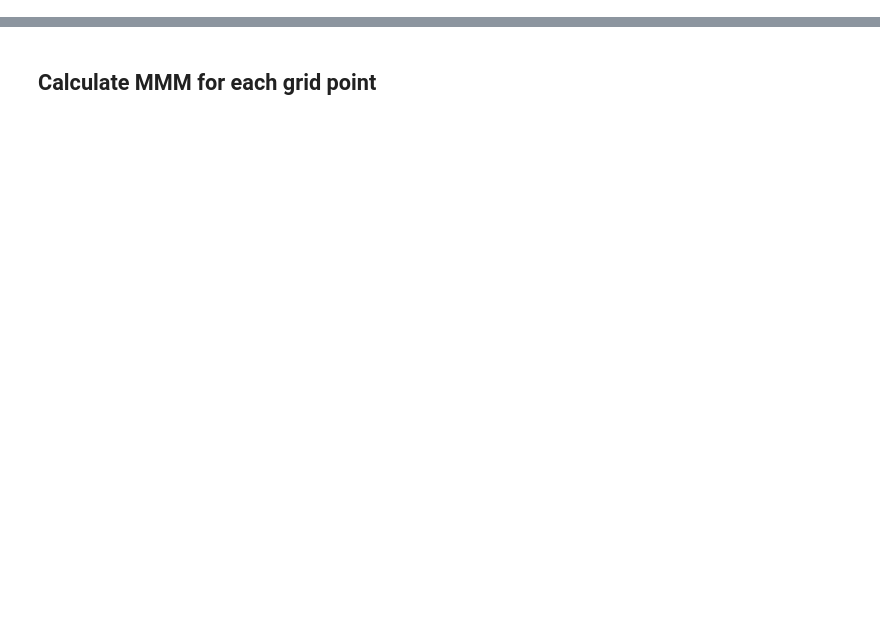
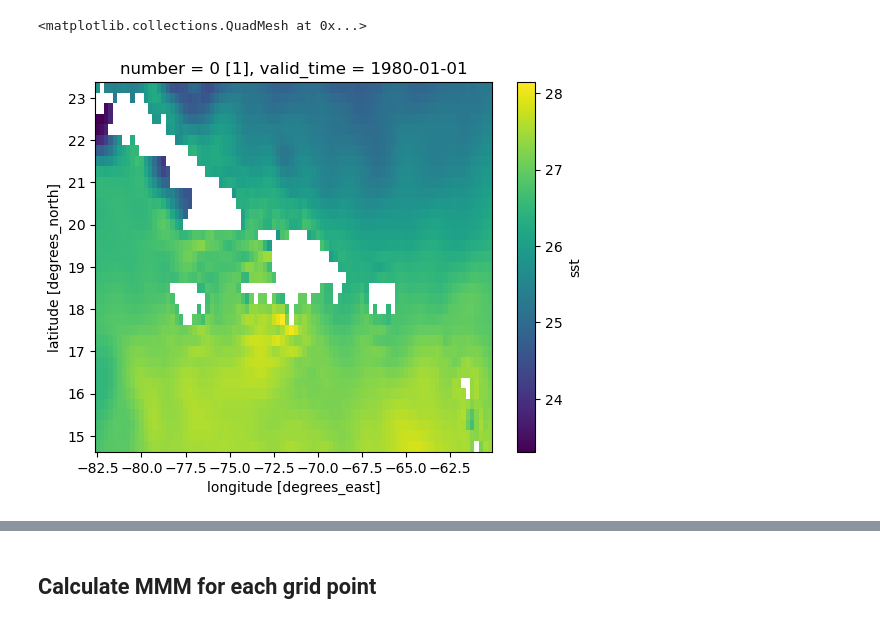
Before and after one commit to kristenkrumhardt/coral_bleaching, a Jupyter notebook: PR_heatwave/PR_xygrid.ipynb, the cells around one changed output, grey strips where cells are left out. Saved outputs shown, nothing was run; the diff lists cells and outputs as text; code cells hidden in the pictures; blank space fills up the shorter version.

```diff
--- a/PR_heatwave/PR_xygrid.ipynb
+++ b/PR_heatwave/PR_xygrid.ipynb
@@ -20,22 +32,30 @@ ds['sst'] = ds['sst'] - 273.15
 # %%
 # Create meshgrid of lats and lons
+#lon2d, lat2d = np.meshgrid(lons, lats)
+
+# Bounding box
+lat_min, lat_max = 15., 21.
+lon_min, lon_max = -69., -63.
+
+# # Create bounding box mask as xarray.DataArray
+# mask = ((ds.latitude > lat_min) & (ds.latitude < lat_max)) & \
+#        ((ds.longitude > lon_min) & (ds.longitude < lon_max))
+
+# Broadcast 1D mask to 2D
+#mask_2d = mask.broadcast_like(ds['sst'].isel(valid_time=0))
+
+# Apply spatial mask
+ds = ds.isel(latitude=slice(167,202),longitude=slice(70,160))
 lats = ds.latitude
 lons = ds.longitude
-lon2d, lat2d = np.meshgrid(lons, lats)
-
-# Bounding box
-lat_min, lat_max = 15, 21
-lon_min, lon_max = -69, -63
-
-# Create bounding box mask as xarray.DataArray
-mask = ((ds.latitude > lat_min) & (ds.latitude < lat_max)) & \
-       ((ds.longitude > lon_min) & (ds.longitude < lon_max))
-
-# Broadcast 1D mask to 2D
-mask_2d = mask.broadcast_like(ds['sst'].isel(valid_time=0))
-
-# Apply spatial mask
-ds['sst'] = ds['sst'].where(mask_2d)
+xlen = len(ds.longitude)
+ylen = len(ds.latitude)
+nday = len(ds.valid_time)
+# %%
+ds['sst'].isel(valid_time=0).plot()
+# %% [output]
+<matplotlib.collections.QuadMesh at 0x...>
+[figure, added]
 # %%
 # Resample daily SST to monthly mean SST
 ds_mon = ds.resample(valid_time='M').mean(dim='valid_time')
```
Also changed, not shown: parts of 34 cells of this notebook.
